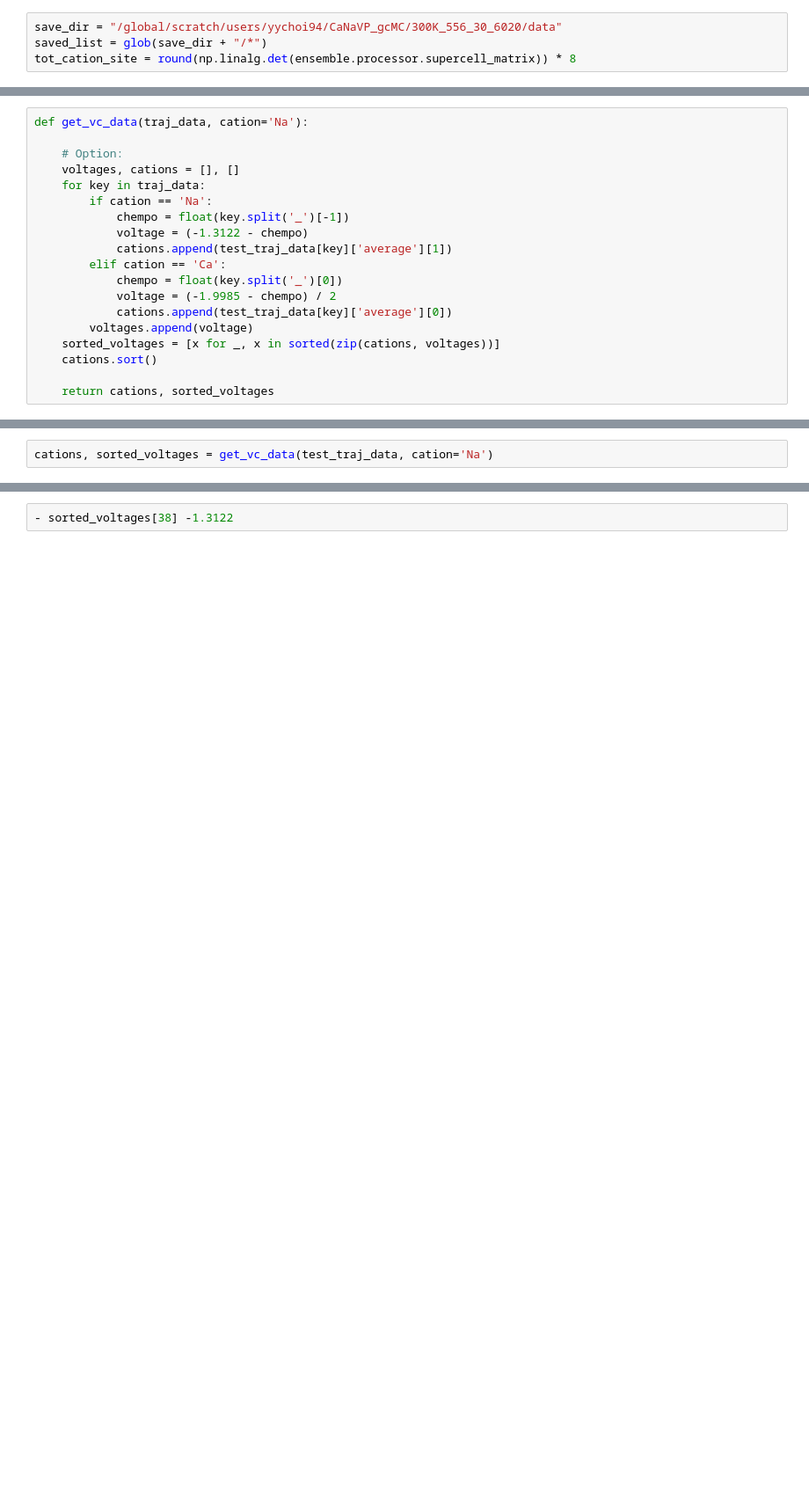
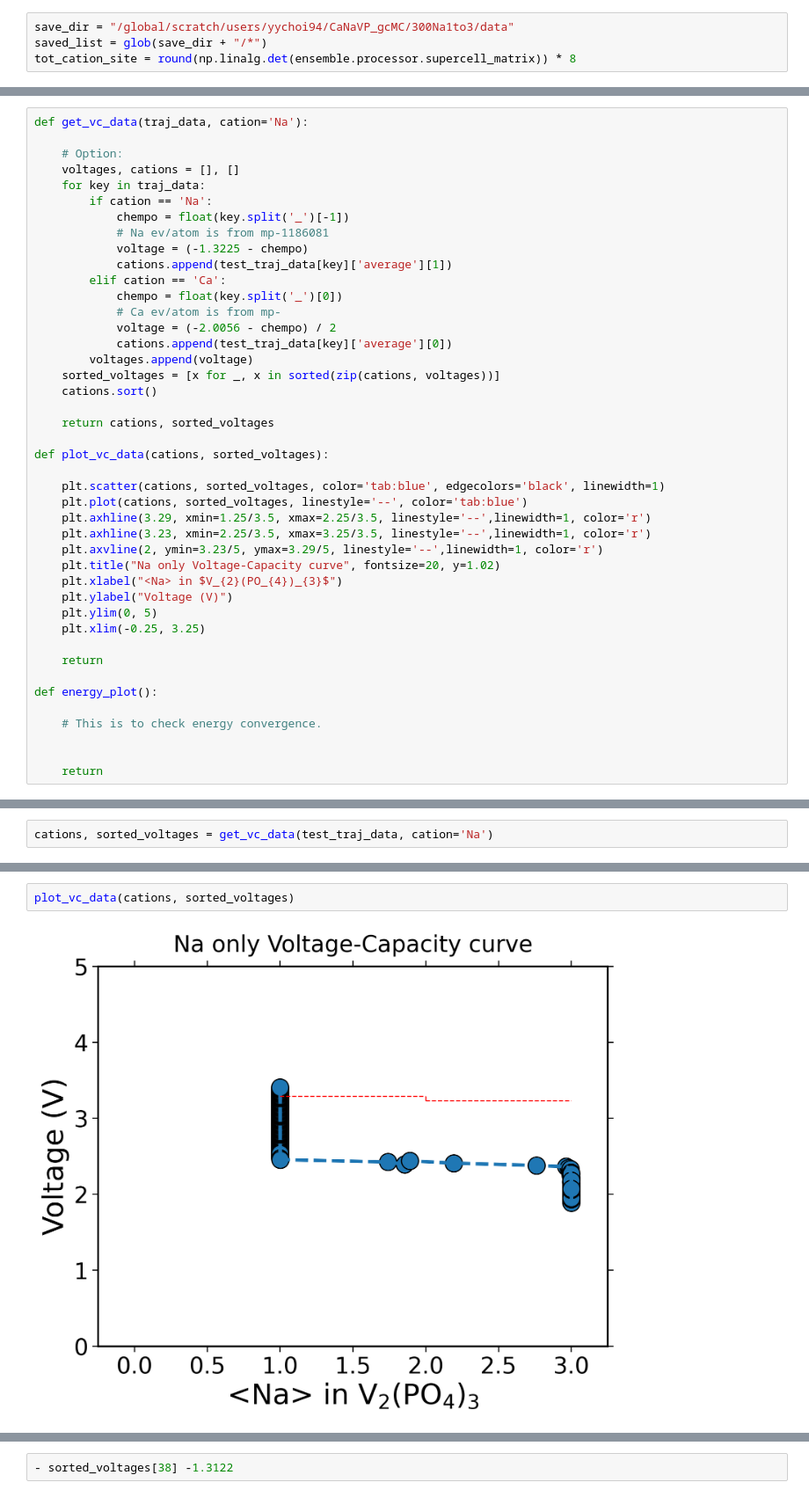
Before and after one commit to YunyeongChoi/CaNaVP, a Jupyter notebook: notebooks/retrieve_gcmc.ipynb, the cells around one changed output, grey strips where cells are left out. Shown at 88% size. Cells and saved outputs as stored; diff of their text form; blank space fills up the shorter version.

```diff
--- a/notebooks/retrieve_gcmc.ipynb
+++ b/notebooks/retrieve_gcmc.ipynb
@@ -281,7 +282,7 @@ Sampling information: {'kernel': 'Metropolis', 'step': 'tableflip', 'chemical_po
 # %%
 set_rc_params()
 # %%
-save_dir = "/global/scratch/users/yychoi94/CaNaVP_gcMC/300K_556_30_6020/data"
+save_dir = "/global/scratch/users/yychoi94/CaNaVP_gcMC/300Na1to3/data"
 saved_list = glob(save_dir + "/*")
 tot_cation_site = round(np.linalg.det(ensemble.processor.supercell_matrix)) * 8
 # %%
@@ -294,14 +295,38 @@ def get_vc_data(traj_data, cation='Na'):
     for key in traj_data:
         if cation == 'Na':
             chempo = float(key.split('_')[-1])
-            voltage = (-1.3122 - chempo)
+            # Na ev/atom is from mp-1186081
+            voltage = (-1.3225 - chempo)
             cations.append(test_traj_data[key]['average'][1])
         elif cation == 'Ca':
             chempo = float(key.split('_')[0])
-            voltage = (-1.9985 - chempo) / 2
+            # Ca ev/atom is from mp-
+            voltage = (-2.0056 - chempo) / 2
             cations.append(test_traj_data[key]['average'][0])
         voltages.append(voltage)
     sorted_voltages = [x for _, x in sorted(zip(cations, voltages))]
     cations.sort()
 
     return cations, sorted_voltages
+
+def plot_vc_data(cations, sorted_voltages):
+
+    plt.scatter(cations, sorted_voltages, color='tab:blue', edgecolors='black', linewidth=1)
+    plt.plot(cations, sorted_voltages, linestyle='--', color='tab:blue')
+    plt.axhline(3.29, xmin=1.25/3.5, xmax=2.25/3.5, linestyle='--',linewidth=1, color='r')
+    plt.axhline(3.23, xmin=2.25/3.5, xmax=3.25/3.5, linestyle='--',linewidth=1, color='r')
+    plt.axvline(2, ymin=3.23/5, ymax=3.29/5, linestyle='--',linewidth=1, color='r')
+    plt.title("Na only Voltage-Capacity curve", fontsize=20, y=1.02)
+    plt.xlabel("<Na> in $V_{2}(PO_{4})_{3}$")
+    plt.ylabel("Voltage (V)")
+    plt.ylim(0, 5)
+    plt.xlim(-0.25, 3.25)
+
+    return
+
+def energy_plot():
+
+    # This is to check energy convergence.
+
+
+    return
@@ -320,0 +359,4 @@ for i, j in enumerate(cations):
+# %%
+plot_vc_data(cations, sorted_voltages)
+# %% [output]
+[figure, added]
```
Also changed, not shown: parts of 20 cells of this notebook, 2 other files.
